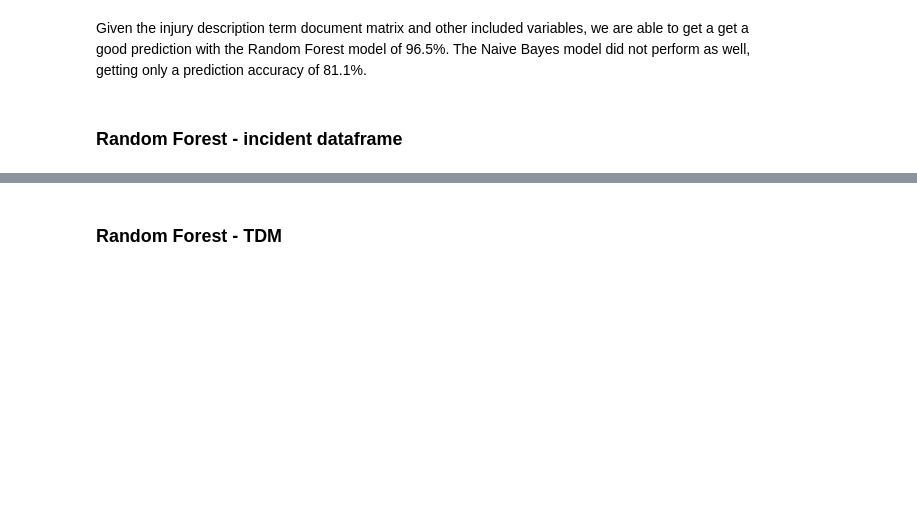
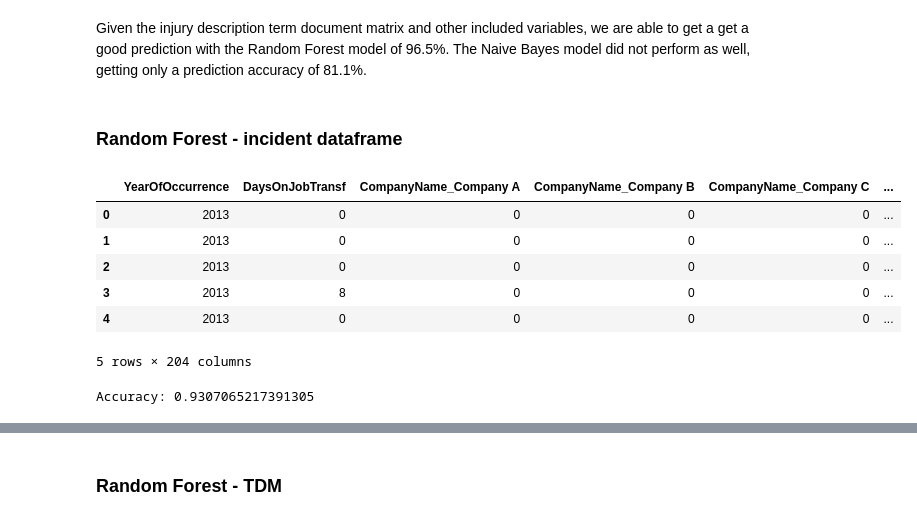
Before and after one commit to ist719-finalproject/FinalProject, a Jupyter notebook: IST718 Project - Kim,TS,Brandon,Amanda.ipynb, the cells around one changed output, grey strips where cells are left out. Cells and saved outputs as stored; diff of their text form; code cells hidden in the pictures; blank space fills up the shorter version.

```diff
--- a/IST718 Project - Kim,TS,Brandon,Amanda.ipynb
+++ b/IST718 Project - Kim,TS,Brandon,Amanda.ipynb
@@ -737,9 +762,17 @@ Given the injury description term document matrix and other included variables,
 ### Random Forest - incident dataframe
 # %%
 c = df_merged_onehot.iloc[:,:2]
-d = df_merged_onehot.iloc[:,5637:]
+d = df_merged_onehot.iloc[:,5277:]
 incidentsDF_onehot = pd.concat([c,d], axis = 1)
 incidentsDF_onehot.head()
+# %% [output]
+|  | YearOfOccurrence | DaysOnJobTransf | CompanyName_Company A | CompanyName_Company B | CompanyName_Company C | ... |
+| 0 | 2013 | 0 | 0 | 0 | 0 | ... |
+| 1 | 2013 | 0 | 0 | 0 | 0 | ... |
+| 2 | 2013 | 0 | 0 | 0 | 0 | ... |
+| 3 | 2013 | 8 | 0 | 0 | 0 | ... |
+| 4 | 2013 | 0 | 0 | 0 | 0 | ... |
+5 rows × 204 columns
 # %%
 # Separate the labels that we are trying to predict
 labels = np.array(df_merged['Label'])
@@ -766,6 +799,8 @@ y_pred=clf.predict(X_test)
 # %%
 # Model Accuracy, how often is the classifier correct?
 print("Accuracy:",metrics.accuracy_score(y_test, y_pred))
+# %% [output]
+Accuracy: 0.9307065217391305
 # %%
 # View the predicted probabilities of the first 10 observations
 print("Predicted label probabilities \n",clf.predict_proba(X_train)[0:10])
```
Also changed, not shown: parts of 12 cells of this notebook.
